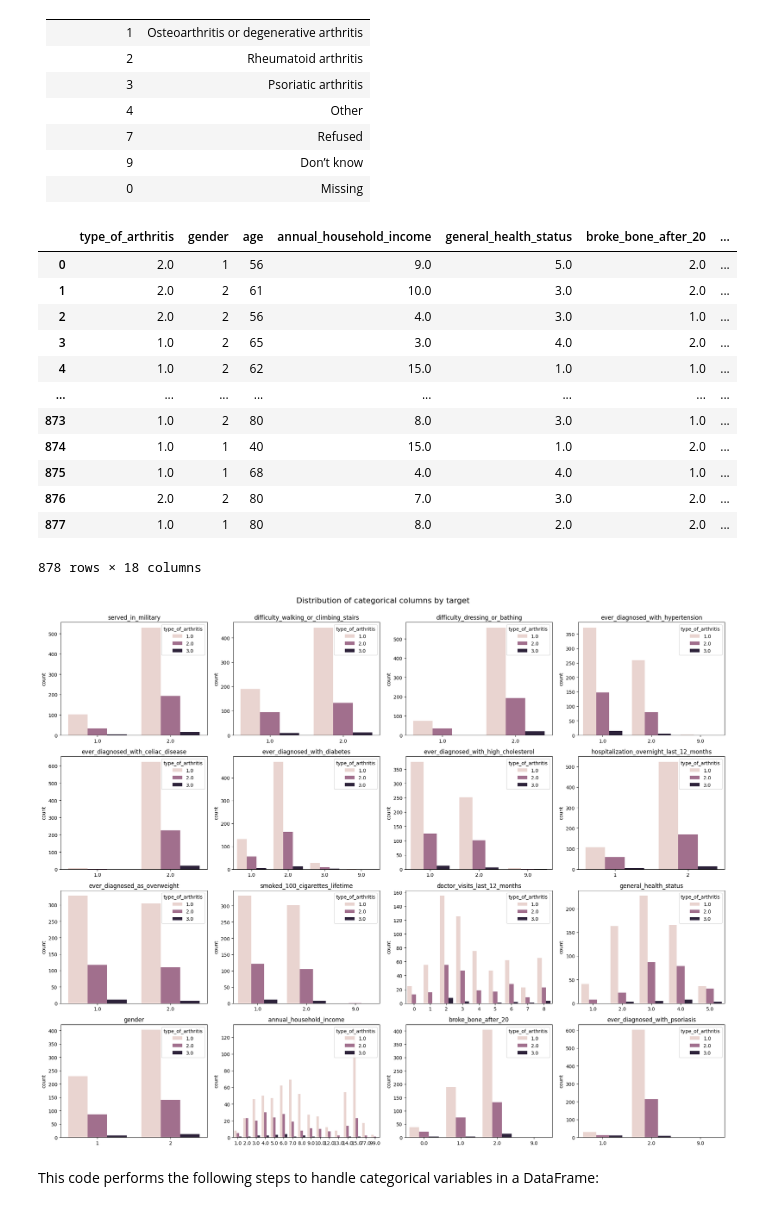
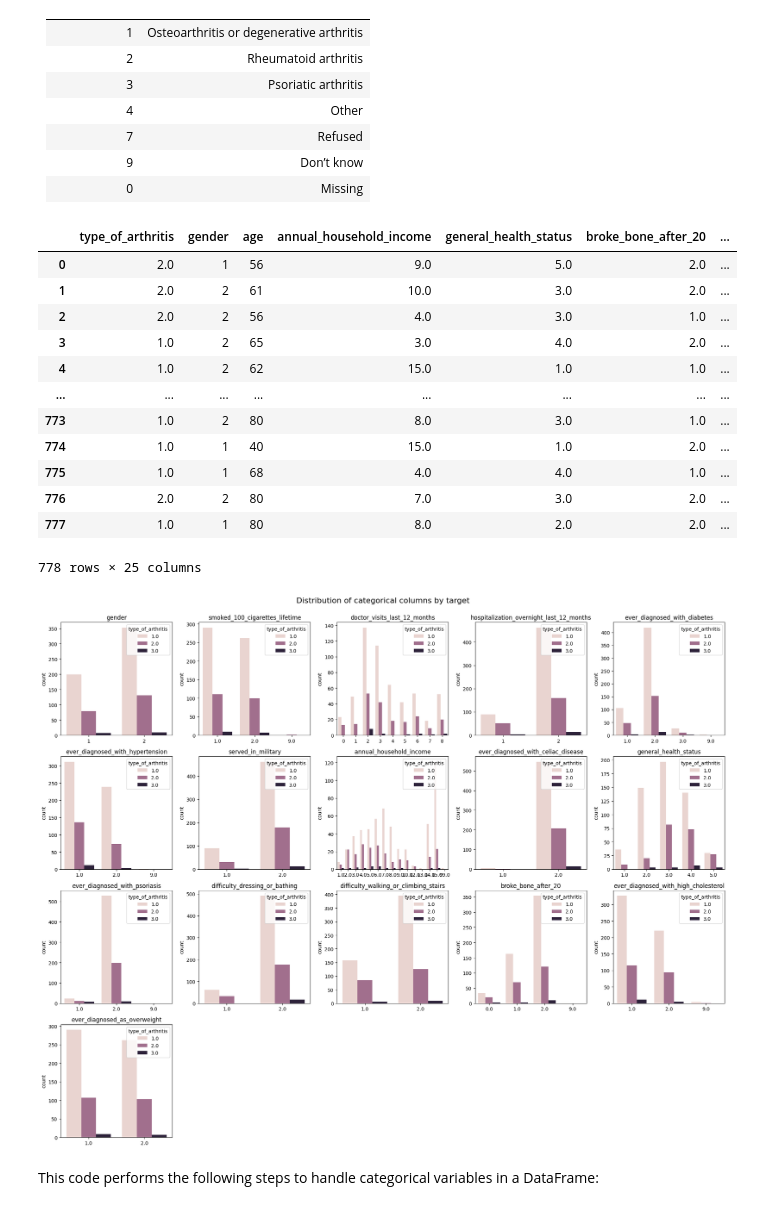
Before and after one commit to mikolajhilgert/jads-dm-project, a Jupyter notebook: Project Code.ipynb, the cells around one changed output. Cells and saved outputs as stored; diff of their text form; code cells hidden in the pictures.

```diff
--- a/Project Code.ipynb
+++ b/Project Code.ipynb
@@ -84,7 +96,6 @@ RANDOM_STATE = 0
 questionnaire_df = pd.read_csv("./data/questionnaire.csv", encoding='ISO-8859-1')
 
 # MCQ160A: Ever told you had arthritis
-# MCQ195: What type of arthritis
 filtered_questionnaire_df = questionnaire_df[questionnaire_df['MCQ160A'].notnull()]
 
 merged_df = filtered_questionnaire_df
@@ -95,6 +106,7 @@ for csv_file in ['demographic.csv', 'labs.csv', 'questionnaire.csv']:
         temp_df = pd.read_csv(f"./data/{csv_file}", encoding='ISO-8859-1')
         merged_df = pd.merge(merged_df, temp_df, on='SEQN', how='inner', suffixes=('', ''))
 
+merged_df = merged_df.drop_duplicates()
 merged_df
 # %% [output]
 |  | SEQN | ACD011A | ACD011B | ACD011C | ACD040 | ACD110 | ALQ101 | ALQ110 | ALQ120Q | ALQ120U | ALQ130 | ... |
@@ -205,6 +253,15 @@ mapping = {
     # Healthcare Utilization and Access
     "HUQ051": "doctor_visits_last_12_months",  # Frequency of healthcare visits may reflect disease severity or management.
     "HUQ071": "hospitalization_overnight_last_12_months",  # Indicates severe health episodes possibly related to arthritis complications.
+
+    # Added as of RF feature importance analysis, some have been removed due to being essentially being duplicate information
+    "WTMEC2YR": "mec_exam_weight_2yr",
+    "INDFMPIR": "income_to_poverty_ratio",
+    "LBXMCHSI": "mean_cell_hemoglobin_pg",
+    "LBXSAPSI": "alkaline_phosphatase_iu_per_l",
+    "URXUMS": "urine_albumin_mg_per_l",
+    "LBXSASSI": "aspartate_aminotransferase_ast_iu_per_l",
+    "CBD070": "food_spending_past_30_days_supermarkets",
 }
 # %%
 # Filter merged_df to only include columns in mapping, then rename them using the mapping dictionary
@@ -257,7 +314,7 @@ hospitalization_overnight_last_12_months       0
 dtype: int64
 # %%
 # # If they didnt have arthritis, we can fill the type of arthritis with 0
-df['type_of_arthritis'].fillna(0, inplace=True)
+# df['type_of_arthritis'].fillna(0, inplace=True)
 # If they didnt break a bone after 20, we can fill the type of arthritis with 0
 df['broke_bone_after_20'].fillna(0, inplace=True)
 # %%
@@ -311,25 +396,25 @@ create_boxplots(df, continuous_columns)
 | 9             | Don’t know                              |
 | 0             | Missing                                 |
 # %%
-df = df[~df['type_of_arthritis'].isin([4, 7, 9, 0])]
+df = df[~df['type_of_arthritis'].isin([4, 7, 9])]
 df.reset_index(drop=True, inplace=True)
 df
 # %% [output]
 |  | type_of_arthritis | gender | age | annual_household_income | general_health_status | broke_bone_after_20 | ... |
 | 0 | 2.0 | 1 | 56 | 9.0 | 5.0 | 2.0 | ... |
 | 1 | 2.0 | 2 | 61 | 10.0 | 3.0 | 2.0 | ... |
 | 2 | 2.0 | 2 | 56 | 4.0 | 3.0 | 1.0 | ... |
 | 3 | 1.0 | 2 | 65 | 3.0 | 4.0 | 2.0 | ... |
 | 4 | 1.0 | 2 | 62 | 15.0 | 1.0 | 1.0 | ... |
 | ... | ... | ... | ... | ... | ... | ... | ... |
-| 873 | 1.0 | 2 | 80 | 8.0 | 3.0 | 1.0 | ... |
-| 874 | 1.0 | 1 | 40 | 15.0 | 1.0 | 2.0 | ... |
-| 875 | 1.0 | 1 | 68 | 4.0 | 4.0 | 1.0 | ... |
-| 876 | 2.0 | 2 | 80 | 7.0 | 3.0 | 2.0 | ... |
-| 877 | 1.0 | 1 | 80 | 8.0 | 2.0 | 2.0 | ... |
+| 773 | 1.0 | 2 | 80 | 8.0 | 3.0 | 1.0 | ... |
+| 774 | 1.0 | 1 | 40 | 15.0 | 1.0 | 2.0 | ... |
+| 775 | 1.0 | 1 | 68 | 4.0 | 4.0 | 1.0 | ... |
+| 776 | 2.0 | 2 | 80 | 7.0 | 3.0 | 2.0 | ... |
+| 777 | 1.0 | 1 | 80 | 8.0 | 2.0 | 2.0 | ... |
-878 rows × 18 columns
+778 rows × 25 columns
 # %%
-def plot_categorical_distributions(df, target_col, cols, rows=5, cols_per_row=4):
+def plot_categorical_distributions(df, target_col, cols, rows=5, cols_per_row=5):
     fig, axes = plt.subplots(rows, cols_per_row, figsize=(20, 20))
     axes = axes.flatten()
 
@@ -347,12 +432,11 @@ def plot_categorical_distributions(df, target_col, cols, rows=5, cols_per_row=4)
     # Set the super title
     fig.suptitle('Distribution of categorical columns by target', fontsize=16)
     plt.tight_layout(rect=[0, 0, 1, 0.98])
-    # plt.tight_layout()
     plt.show()
 
 # Plot the distributions
 plot_categorical_distributions(df, 'type_of_arthritis', categorical_columns)
 # %% [output]
-[figure, old version]
+[figure, new version]
 # %% [markdown]
 This code performs the following steps to handle categorical variables in a DataFrame:
```
Also changed, not shown: parts of 15 cells of this notebook, 1 other file.
